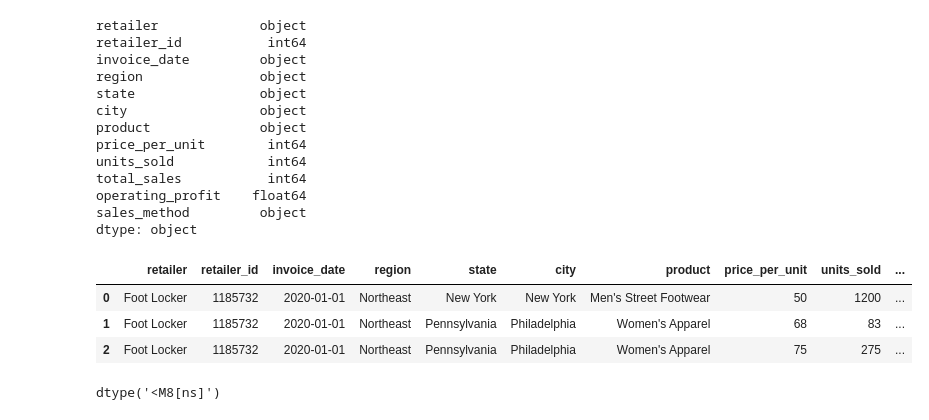
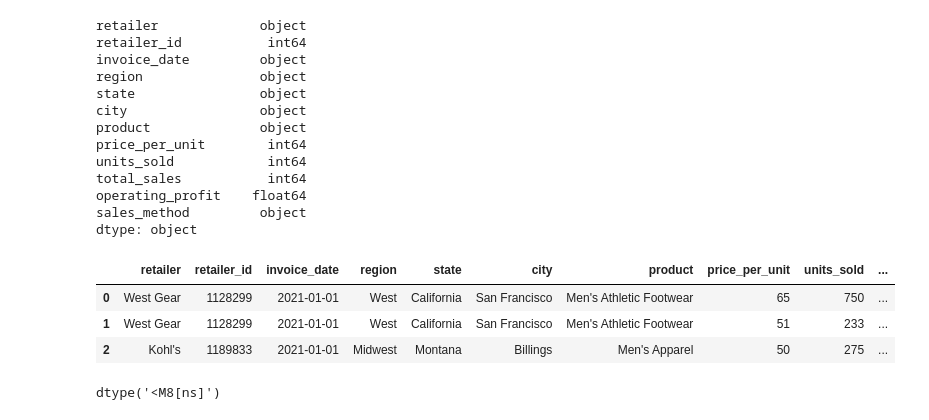
Before and after one commit to ehxewri/athletic_sales_analysis, a Jupyter notebook: athletic_sales_analysis_starter_code.ipynb, the cells around one changed output. Drawn from its saved outputs; the diff is of its cells as text; code cells hidden in the pictures.

```diff
--- a/athletic_sales_analysis_starter_code.ipynb
+++ b/athletic_sales_analysis_starter_code.ipynb
@@ -100,17 +100,15 @@ dtype: object
 # %%
 # Convert the "invoice_date" to a datetime datatype
 as_years_df['invoice_date'] = pd.to_datetime(as_years_df['invoice_date'],  format='mixed')
 as_years_df.head(3)
 # this is to test single year as2021
-dt_as2021_df['invoice_date'] = pd.to_datetime(as`_years_df['invoice_date'],  format='mixed')
-as_years_df.head(3
-
-                 )
+as2021_df['invoice_date'] =pd.to_datetime(as2021_df['invoice_date'],  format='mixed')
+as2021_df.head(3)
 # %% [output]
 |  | retailer | retailer_id | invoice_date | region | state | city | product | price_per_unit | units_sold | ... |
-| 0 | Foot Locker | 1185732 | 2020-01-01 | Northeast | New York | New York | Men's Street Footwear | 50 | 1200 | ... |
-| 1 | Foot Locker | 1185732 | 2020-01-01 | Northeast | Pennsylvania | Philadelphia | Women's Apparel | 68 | 83 | ... |
-| 2 | Foot Locker | 1185732 | 2020-01-01 | Northeast | Pennsylvania | Philadelphia | Women's Apparel | 75 | 275 | ... |
+| 0 | West Gear | 1128299 | 2021-01-01 | West | California | San Francisco | Men's Athletic Footwear | 65 | 750 | ... |
+| 1 | West Gear | 1128299 | 2021-01-01 | West | California | San Francisco | Men's Athletic Footwear | 51 | 233 | ... |
+| 2 | Kohl's | 1189833 | 2021-01-01 | Midwest | Montana | Billings | Men's Apparel | 50 | 275 | ... |
 # %%
 # Confirm that the "invoice_date" data type has been changed.
 as_years_df['invoice_date'].dtypes
```
Also changed, not shown: parts of 4 cells of this notebook.
